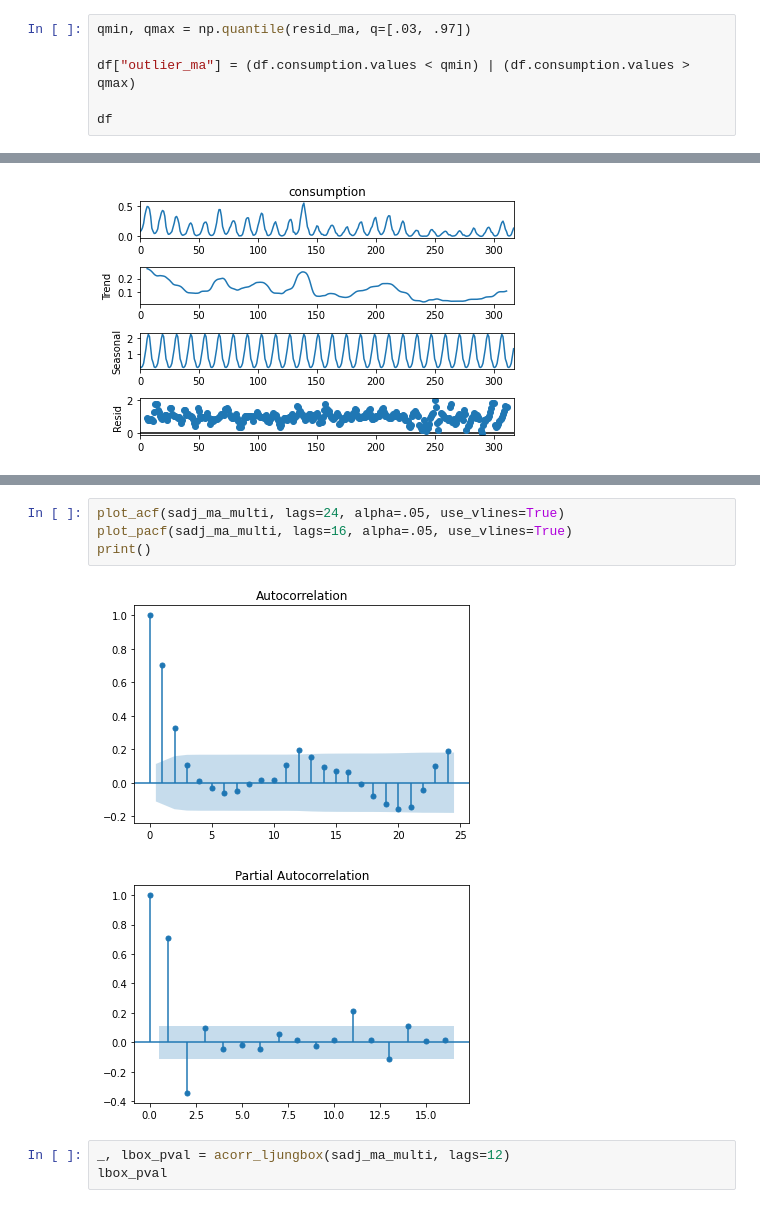
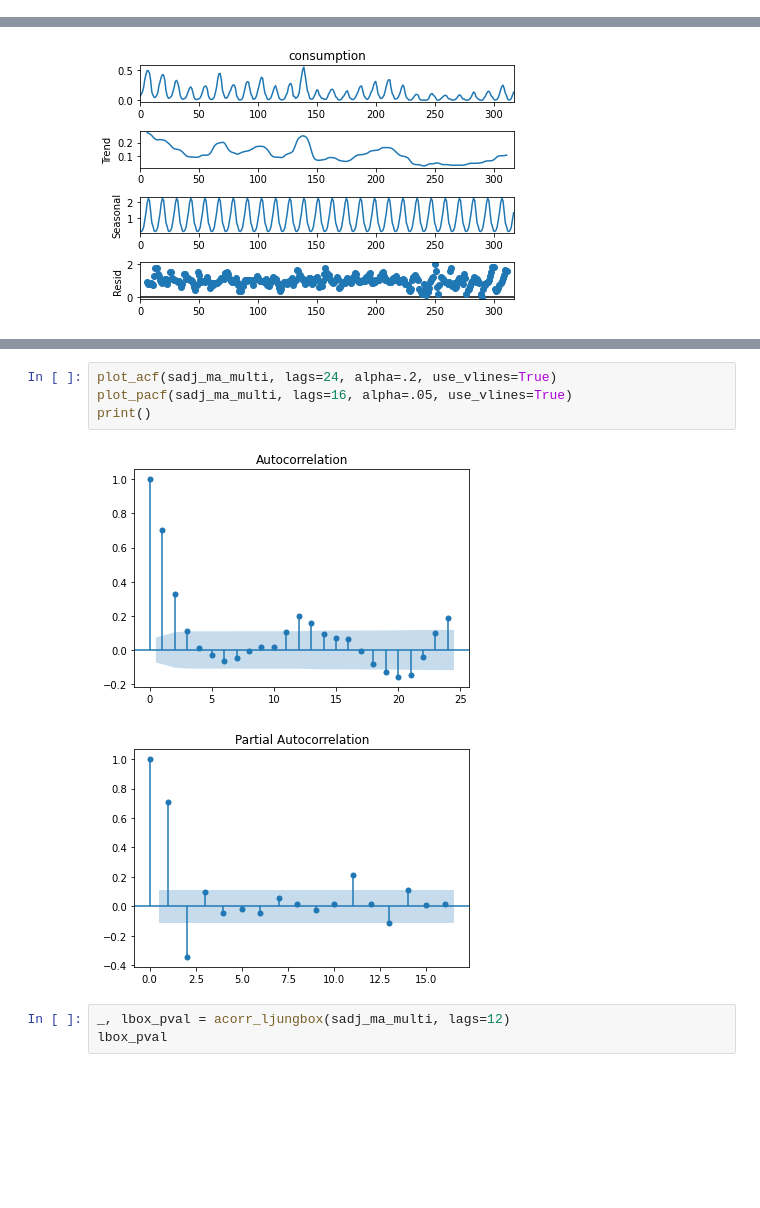
Before and after one commit to jcierocki/INGModellingContest, a Jupyter notebook: notebooks/task1.ipynb, the cells around one changed output, grey strips where cells are left out. Drawn from its saved outputs; the diff is of its cells as text; blank space fills up the shorter version.

```diff
--- a/notebooks/task1.ipynb
+++ b/notebooks/task1.ipynb
@@ -87,9 +99,3 @@ plt.grid(True)
 print()
 # %% [output]
 [figure]
-# %%
-qmin, qmax = np.quantile(resid_ma, q=[.03, .97])
-
-df["outlier_ma"] = (df.consumption.values < qmin) | (df.consumption.values > qmax)
-
-df
@@ -126,9 +125,9 @@ print(adfuller(sadj_ma_multi, maxlag=12))
 # %%
-plot_acf(sadj_ma_multi, lags=24, alpha=.05, use_vlines=True)
+plot_acf(sadj_ma_multi, lags=24, alpha=.2, use_vlines=True)
 plot_pacf(sadj_ma_multi, lags=16, alpha=.05, use_vlines=True)
 print()
 # %% [output]
-[figure, old version]
+[figure, new version]
 [figure]
 # %%
 _, lbox_pval = acorr_ljungbox(sadj_ma_multi, lags=12)
```
Also changed, not shown: parts of 19 cells of this notebook.
